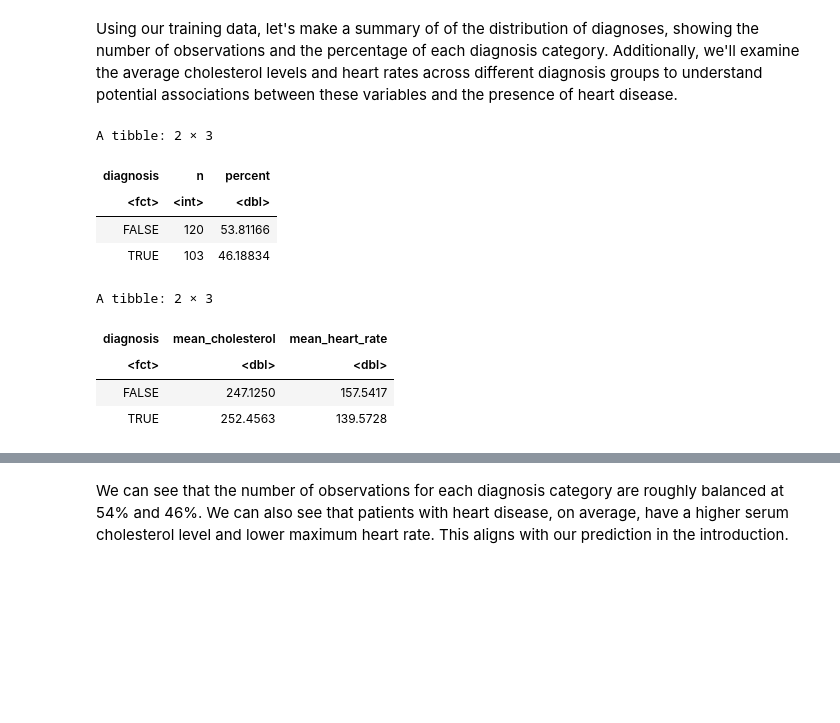
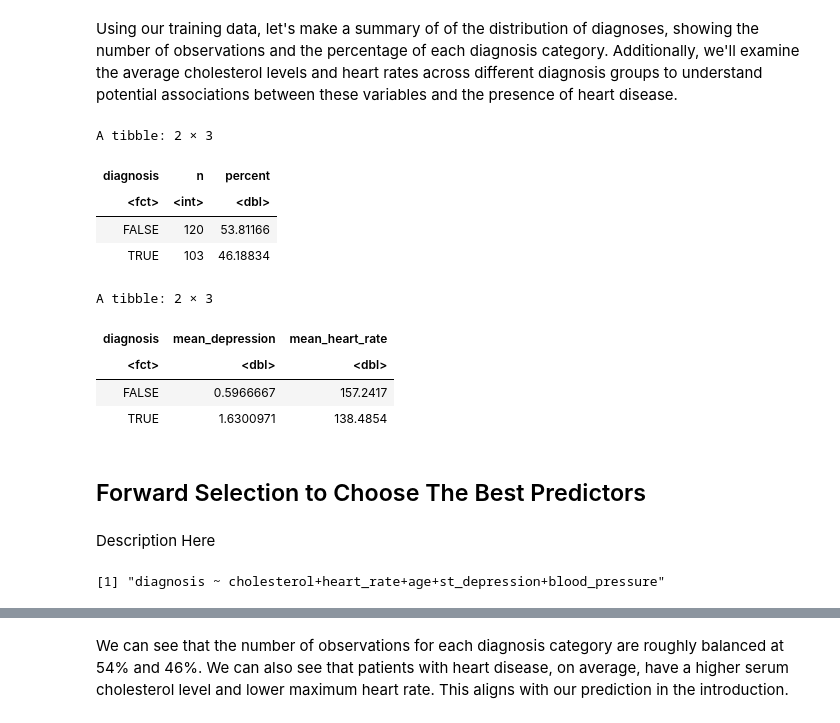
Before and after one commit to Git-Aarya/Heart-Disease-Predictor, a Jupyter notebook: project_proposal_analysis.ipynb, the cells around one changed output, grey strips where cells are left out. Saved outputs shown, nothing was run; the diff lists cells and outputs as text; code cells hidden in the pictures; blank space fills up the shorter version.

```diff
--- a/project_proposal_analysis.ipynb
+++ b/project_proposal_analysis.ipynb
@@ -160,25 +165,38 @@ Using our training data, let's make a summary of of the distribution of diagnose
 # %%
 # summarizing the number of observations of each diagnosis in the training data
 heart_disease_proportions <- cleveland_train |>
                           group_by(diagnosis) |>
                           summarize(n = n()) |>
                           mutate(percent = 100*n/nrow(cleveland_train))
 heart_disease_proportions
 
 # summarizing the mean of cholesterol and heart rate for each diagnosis
 average_values <- cleveland_train |>
                 group_by(diagnosis) |>
-                summarize(mean_cholesterol = mean(cholesterol),
+                summarize(mean_depression = mean(st_depression),
                           mean_heart_rate = mean(heart_rate))
 average_values
 # %% [output]
 A tibble: 2 × 3
 | diagnosis | n | percent |
 | <fct> | <int> | <dbl> |
 | FALSE | 120 | 53.81166 |
 | TRUE | 103 | 46.18834 |
 A tibble: 2 × 3
-| diagnosis | mean_cholesterol | mean_heart_rate |
+| diagnosis | mean_depression | mean_heart_rate |
 | <fct> | <dbl> | <dbl> |
-| FALSE | 247.1250 | 157.5417 |
-| TRUE | 252.4563 | 139.5728 |
+| FALSE | 0.5966667 | 157.2417 |
+| TRUE | 1.6300971 | 138.4854 |
+# %% [markdown]
+## Forward Selection to Choose The Best Predictors
+# %% [markdown]
+Description Here
+# %%
+cleveland_subset <- cleveland_train |> select(diagnosis, cholesterol, heart_rate, age, st_depression, blood_pressure)
+names <- cleveland_subset |> select(-diagnosis) |> colnames()
+
+
+example_formula <- paste("diagnosis", "~", paste(names, collapse="+"))
+example_formula
+# %% [output]
+[1] "diagnosis ~ cholesterol+heart_rate+age+st_depression+blood_pressure"
```
Also changed, not shown: parts of 17 cells of this notebook, 1 other file.
